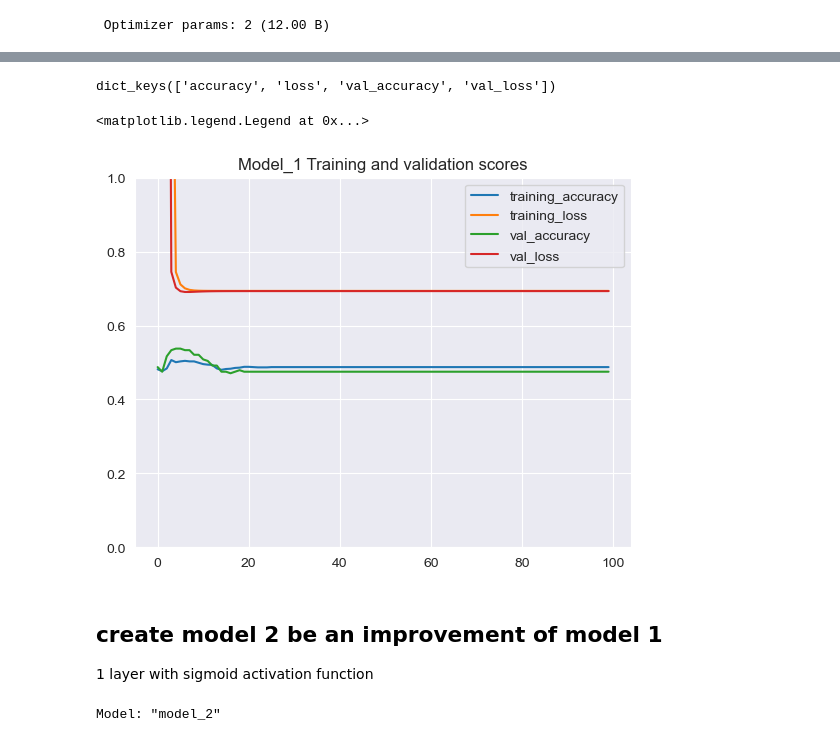
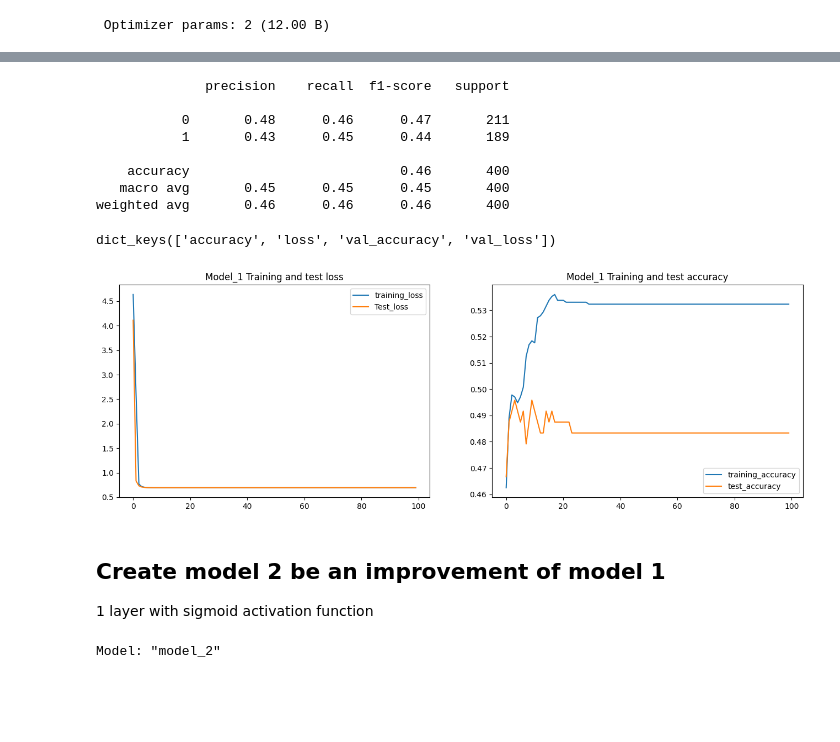
Before and after one commit to Jefest1/deep_learning_TensorFlow_Lessons, a Jupyter notebook: 02_classification_with_tensorflow.ipynb, the cells around one changed output, grey strips where cells are left out. Saved outputs shown, nothing was run; the diff lists cells and outputs as text; code cells hidden in the pictures; blank space fills up the shorter version.

```diff
--- a/02_classification_with_tensorflow.ipynb
+++ b/02_classification_with_tensorflow.ipynb
@@ -78,3 +84,42 @@ X_train, X_test, y_train, y_test = train_test_split(X, y, test_size=0.2, random_
+# %%
+# a list to hold all model scores to be used later
+model_score_list = []
+
+# A function to plot training and validation accuracy and loss
+def plot_scores(history):
+    hist = pd.DataFrame(history.history)
+    plt.figure(figsize=(16, 5))
+    plt.subplot(1,2,1)
+    plt.title("Model_1 Training and test loss")
+    plt.plot(hist['loss'], label='training_loss')
+    plt.plot(hist['val_loss'], label='Test_loss')
+    plt.legend()
+
+    plt.subplot(1,2,2)
+    plt.title("Model_1 Training and test accuracy")
+    plt.plot(hist['accuracy'], label='training_accuracy')
+    plt.plot(hist['val_accuracy'], label='test_accuracy')
+    plt.legend()
+    plt.show()
+
+
+# Create a function to get scores
+def get_scores(y_test, pred, model:'str'):
+    """
+    This functions takes the Test set, predicted values and the model name
+    It them get the socres and create a dictionary for the model scores to be appended to the
+    score list
+    """
+    # round the output from the model to get the required classes since it's binary
+    pred = tf.round(pred)
+    # get the scores
+    acc = accuracy_score(y_test, pred)
+    prec = precision_score(y_test, pred, average='weighted')
+    recall = recall_score(y_test, pred, average='weighted')
+    f1 = f1_score(y_test, pred,average='weighted')
+
+    # append the scores to the list
+    model_score_list.append({'Model':model, 'Accuracy':acc, 'Precision':prec, 'Recall':recall, 'F1':f1})
 # %% [markdown]
 # building classification models to predict the labels of points given
 # %%
@@ -118,18 +188,21 @@ model_1.evaluate(X_test, y_test)
+# %%
+# let's get the classification report
+print(classification_report(y_test, tf.round(pred_1)))
+# %% [output]
+              precision    recall  f1-score   support
+
+           0       0.48      0.46      0.47       211
+           1       0.43      0.45      0.44       189
+
+    accuracy                           0.46       400
+   macro avg       0.45      0.45      0.45       400
+weighted avg       0.46      0.46      0.46       400
 # %%
 history.history.keys()
 # %% [output]
 dict_keys(['accuracy', 'loss', 'val_accuracy', 'val_loss'])
-# %%
-# looks like our model is not performing well at all.
-# Plot the model's training loss and accuracy
-hist = pd.DataFrame(history.history)
-plt.plot(hist['accuracy'], label='training_accuracy')
-plt.plot(hist['loss'], label='training_loss')
-plt.plot(hist['val_accuracy'], label='val_accuracy')
-plt.plot(hist['val_loss'], label='val_loss')
-plt.ylim(0,1)
-plt.title("Model_1 Training and validation scores")
-plt.legend()
-# %% [output]
-<matplotlib.legend.Legend at 0x...>
-[figure, removed]
+# %%
+# Plot the model's training loss and accuracy
+plot_scores(history)
+# %% [output]
+[figure, added]
@@ -136,5 +212,5 @@ plt.legend()
 # %% [markdown]
-## create model 2 be an improvement of model 1
+## Create model 2 be an improvement of model 1
 1 layer with sigmoid activation function
 # %%
 tf.random.set_seed(42)
```
Also changed, not shown: parts of 26 cells of this notebook.
